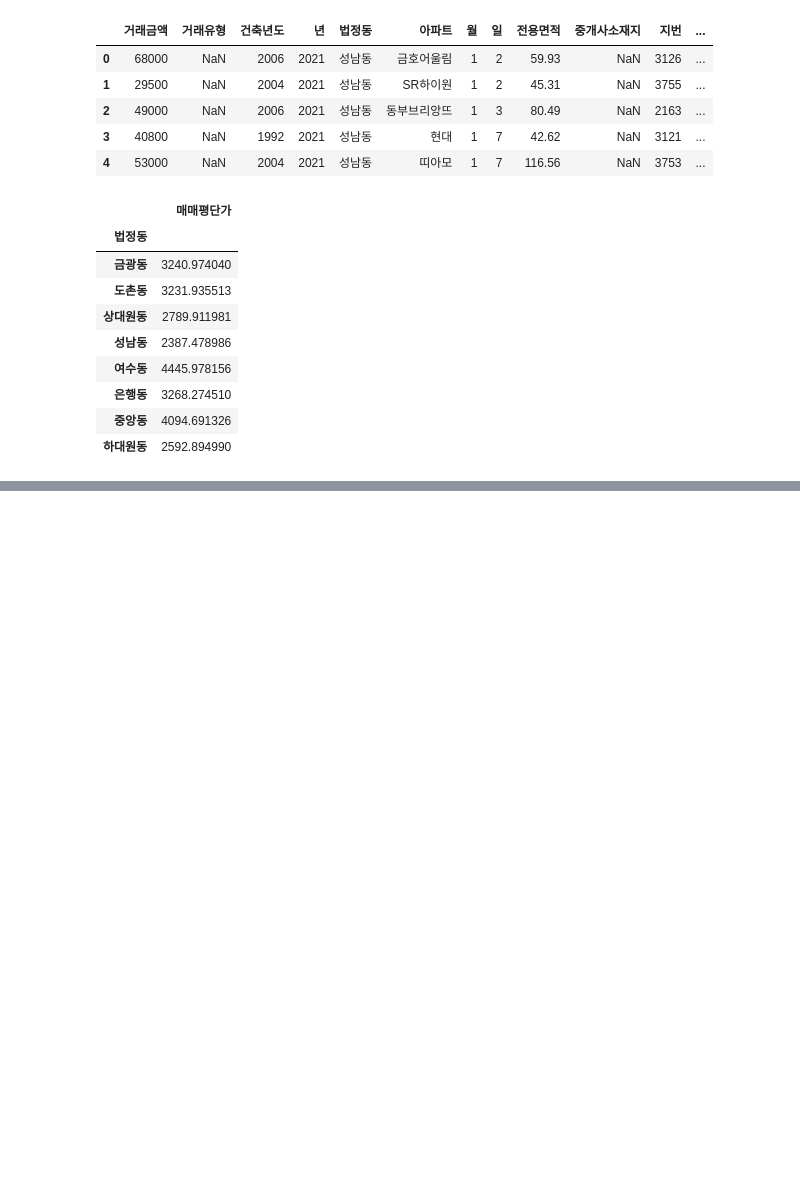
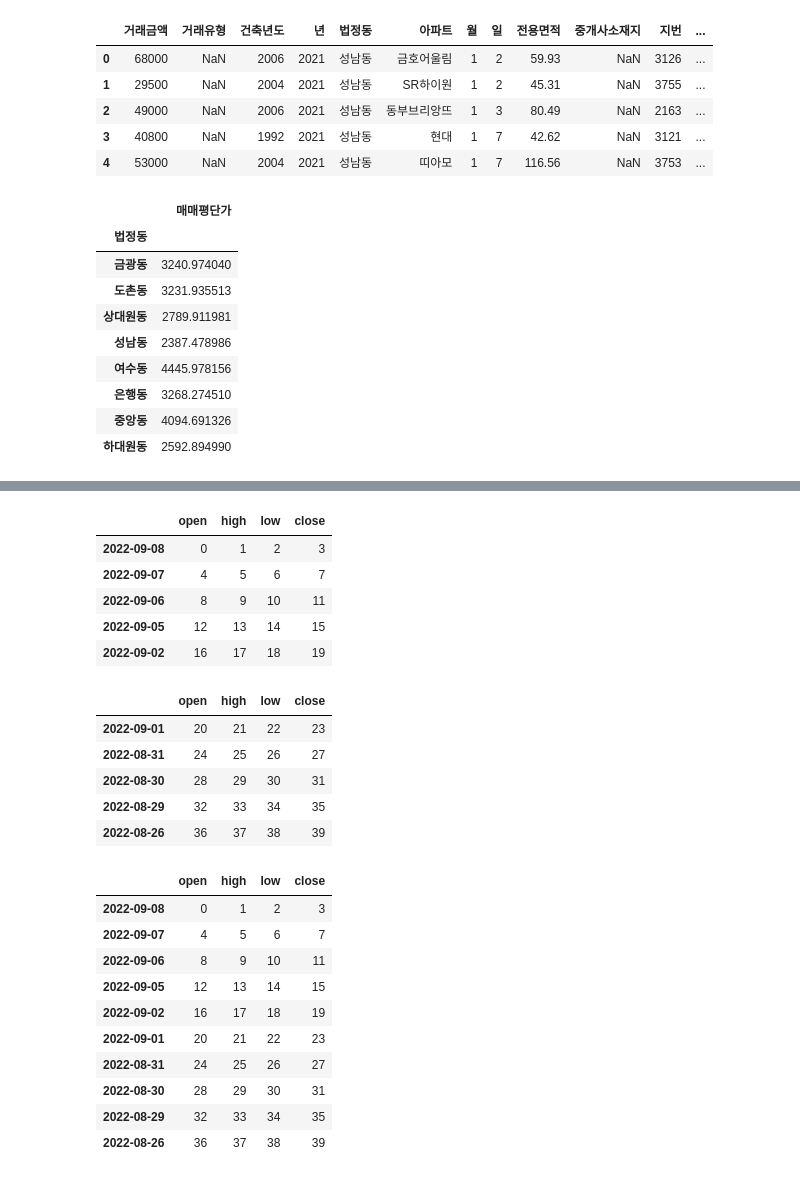
Before and after one commit to beom-L/KDT10, a Jupyter notebook: EX_DATA_VS/pandas_test.ipynb, the cells around one changed output, grey strips where cells are left out. Saved outputs shown, nothing was run; the diff lists cells and outputs as text; code cells hidden in the pictures; blank space fills up the shorter version.

```diff
--- a/EX_DATA_VS/pandas_test.ipynb
+++ b/EX_DATA_VS/pandas_test.ipynb
@@ -332,0 +961,49 @@ KeyError: ('아파트', '매매평단가', '매매건수')
+# %%
+from datetime import *
+
+columns = ['open', 'high', 'low', 'close']
+index1 = [
+    datetime(2022, 9, 8),
+    datetime(2022, 9, 7),
+    datetime(2022, 9, 6),
+    datetime(2022, 9, 5),
+    datetime(2022, 9, 2)
+]
+
+index2 = [
+    datetime(2022, 9, 1),
+    datetime(2022, 8, 31),
+    datetime(2022, 8, 30),
+    datetime(2022, 8, 29),
+    datetime(2022, 8, 26)
+]
+
+df1 = pd.DataFrame(data=np.arange(0, 20).reshape(5,4), index=index1, columns=columns)
+df2 = pd.DataFrame(data=np.arange(20,40).reshape(5,4), index=index2, columns=columns)
+
+display(df1, df2)
+pd.concat([df1,df2], axis=0)
+# %% [output]
+|  | open | high | low | close |
+| 2022-09-08 | 0 | 1 | 2 | 3 |
+| 2022-09-07 | 4 | 5 | 6 | 7 |
+| 2022-09-06 | 8 | 9 | 10 | 11 |
+| 2022-09-05 | 12 | 13 | 14 | 15 |
+| 2022-09-02 | 16 | 17 | 18 | 19 |
+|  | open | high | low | close |
+| 2022-09-01 | 20 | 21 | 22 | 23 |
+| 2022-08-31 | 24 | 25 | 26 | 27 |
+| 2022-08-30 | 28 | 29 | 30 | 31 |
+| 2022-08-29 | 32 | 33 | 34 | 35 |
+| 2022-08-26 | 36 | 37 | 38 | 39 |
+|  | open | high | low | close |
+| 2022-09-08 | 0 | 1 | 2 | 3 |
+| 2022-09-07 | 4 | 5 | 6 | 7 |
+| 2022-09-06 | 8 | 9 | 10 | 11 |
+| 2022-09-05 | 12 | 13 | 14 | 15 |
+| 2022-09-02 | 16 | 17 | 18 | 19 |
+| 2022-09-01 | 20 | 21 | 22 | 23 |
+| 2022-08-31 | 24 | 25 | 26 | 27 |
+| 2022-08-30 | 28 | 29 | 30 | 31 |
+| 2022-08-29 | 32 | 33 | 34 | 35 |
+| 2022-08-26 | 36 | 37 | 38 | 39 |
```
Also changed, not shown: parts of 73 cells of this notebook, 18 other files.
